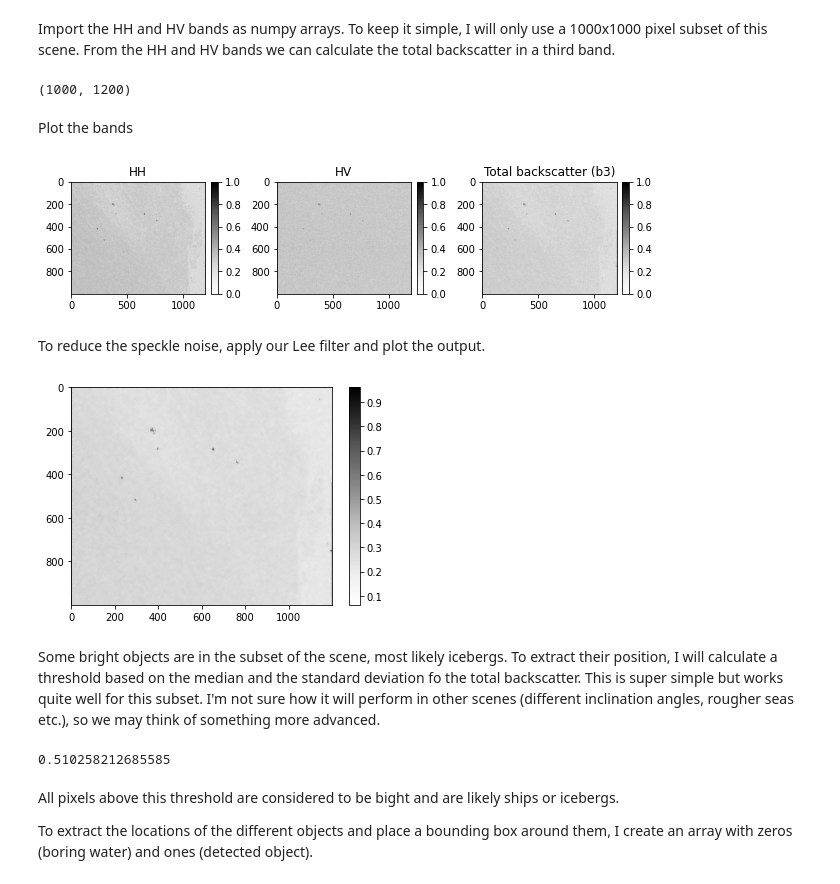
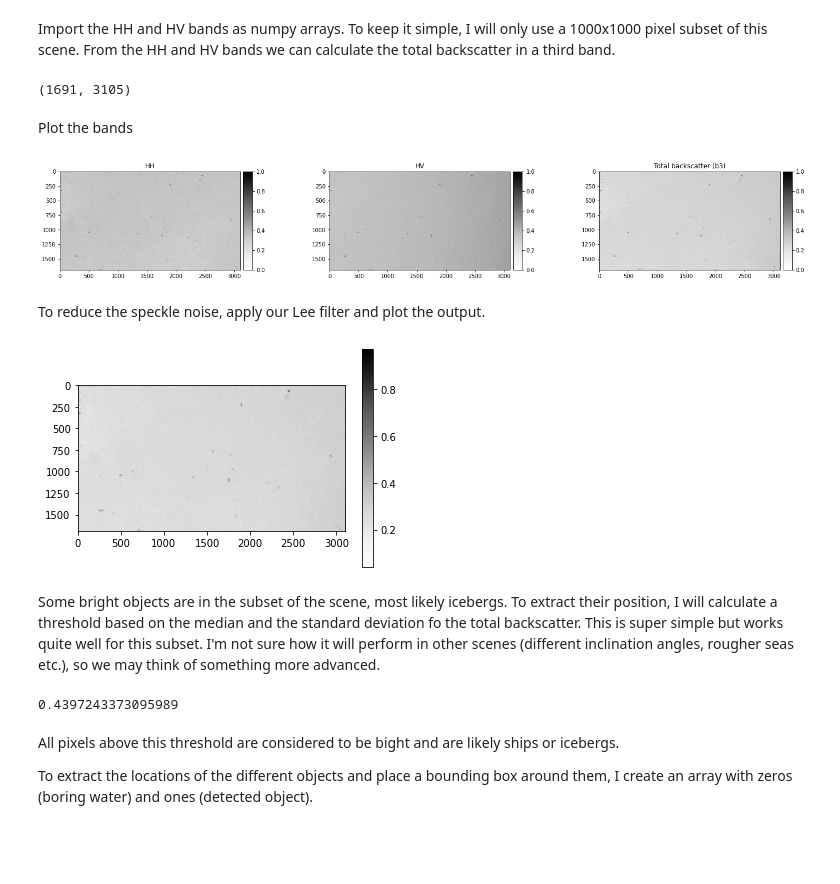
Before and after one commit to eikeschuett/IcebergShipDetection, a Jupyter notebook: Object_Detection.ipynb, the cells around one changed output. Drawn from its saved outputs; the diff is of its cells as text; code cells hidden in the pictures; blank space fills up the shorter version.

```diff
--- a/Object_Detection.ipynb
+++ b/Object_Detection.ipynb
@@ -56,8 +56,10 @@ Create temporary working directory and unzip the satellite data to this director
 # %%
 # Path to .zip file in my mounted drive
 path = "/content/drive/MyDrive/Iceberg_Ship_Classification/Testscenes/"
-file = "S1B_IW_GRDH_1SDH_20200730T100802_20200730T100827_022699_02B151_F93E_output.zip"
-#file = scene + "_output.zip"
+# Disko bay with icebergs
+file = "S1A_IW_GRDH_1SDH_20210115T100027_20210115T100052_036147_043CF4_049C_output.zip"
+#Svalbard scene with ship in the center
+#file = "S1B_IW_GRDH_1SDH_20210108T154500_20210108T154525_025065_02FBC6_38D2_output.zip"
 
 # Create temporary working diretory in colab
 wdir = "/content/" + file[:-4]
@@ -71,14 +73,10 @@ with zipfile.ZipFile(path+file, 'r') as zip_ref:
 Import the HH and HV bands as numpy arrays. To keep it simple, I will only use a 1000x1000 pixel subset of this scene. From the HH and HV bands we can calculate the total backscatter in a third band.
 # %%
 # The preprocessed data is already 1000 x 1000, so no need to import only a subset
-#x_start = 0 # 2000
-#x_end = 1000 # 3000
-#y_start = 0 # 6000
-#y_end = 1000 # 7000
 
-hh = np.array(Image.open(file[:-11] + '_cal_ter_db_UTM_msk_Sigma0_HH_db.tif'))#[x_start:x_end, y_start:y_end]
-hv = np.array(Image.open(file[:-11] + '_cal_ter_db_UTM_msk_Sigma0_HV_db.tif'))#[x_start:x_end, y_start:y_end]
-inc_angle = np.array(Image.open(file[:-11] + '_cal_ter_db_UTM_msk_IncidenceAngle.tif'))#[x_start:x_end, y_start:y_end]
+hh = np.array(Image.open(file[:-11] + '_cal_ter_db_UTM_msk_Sigma0_HH_db.tif'))
+hv = np.array(Image.open(file[:-11] + '_cal_ter_db_UTM_msk_Sigma0_HV_db.tif'))
+inc_angle = np.array(Image.open(file[:-11] + '_cal_ter_db_UTM_msk_IncidenceAngle.tif'))
 
 b3 = hh + hv
 
@@ -88,38 +86,38 @@ hv = (hv - hv.min())/(hv.max()-hv.min())
 b3 = (b3 - b3.min())/(b3.max()-b3.min())
 
 # Also import the arrays containing the latitude and longtitude data.
-lat = np.array(Image.open(file[:-11] + '_cal_ter_db_UTM_msk_lat.tif'))#[x_start:x_end, y_start:y_end]
-lon = np.array(Image.open(file[:-11] + '_cal_ter_db_UTM_msk_lon.tif'))#[x_start:x_end, y_start:y_end]
+lat = np.array(Image.open(file[:-11] + '_cal_ter_db_UTM_msk_lat.tif'))
+lon = np.array(Image.open(file[:-11] + '_cal_ter_db_UTM_msk_lon.tif'))
 print(hh.shape)
 # %% [output]
-(1000, 1200)
+(1691, 3105)
 # %% [markdown]
 Plot the bands
 # %%
-fig, (ax1, ax2, ax3) = plt.subplots(1,3, figsize=(10,3))
+fig, (ax1, ax2, ax3) = plt.subplots(1,3, figsize=(24,8))
 hh_p = ax1.imshow(hh, cmap="Greys")
 divider = make_axes_locatable(ax1)
 cax = divider.append_axes("right", size="5%", pad=0.08)
 fig.colorbar(hh_p, ax=ax1, cax=cax)
 ax1.set_title("HH")
 
 hv_p = ax2.imshow(hv, cmap="Greys")
 divider = make_axes_locatable(ax2)
 cax = divider.append_axes("right", size="5%", pad=0.08)
 fig.colorbar(hv_p, ax=ax2, cax=cax)
 ax2.set_title("HV")
 
 b3_p = ax3.imshow(b3, cmap="Greys")
 ax3.set_title("Total backscatter (b3)")
 divider = make_axes_locatable(ax3)
 cax = divider.append_axes("right", size="5%", pad=0.08)
 fig.colorbar(b3_p, ax=ax1, cax=cax)
 
 fig.subplots_adjust(wspace=0.4)
 
 plt.show()
 # %% [output]
-[figure, old version]
+[figure, new version]
 # %% [markdown]
 To reduce the speckle noise, apply our Lee filter and plot the output.
 # %%
@@ -131,14 +129,14 @@ plt.imshow(b3, cmap="Greys")
 plt.colorbar()
 plt.show()
 # %% [output]
-[figure, old version]
+[figure, new version]
 # %% [markdown]
 Some bright objects are in the subset of the scene, most likely icebergs. To extract their position, I will calculate a threshold based on the median and the standard deviation fo the total backscatter. This is super simple but works quite well for this subset. I'm not sure how it will perform in other scenes (different inclination angles, rougher seas etc.), so we may think of something more advanced.
 # %%
 thresh = np.nanmedian(b3) + 5*np.std(b3)
 print(thresh)
 # %% [output]
-0.510258212685585
+0.4397243373095989
 # %% [markdown]
 
 
```
Also changed, not shown: parts of 5 cells of this notebook.
